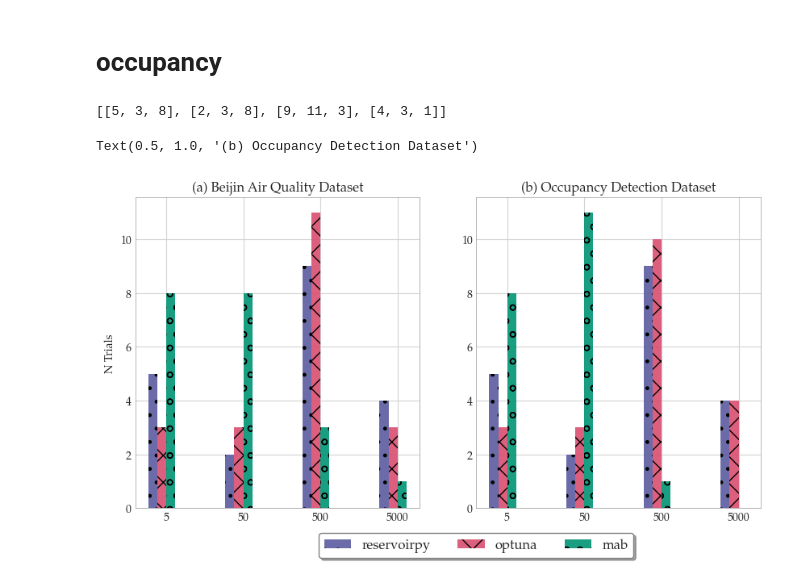
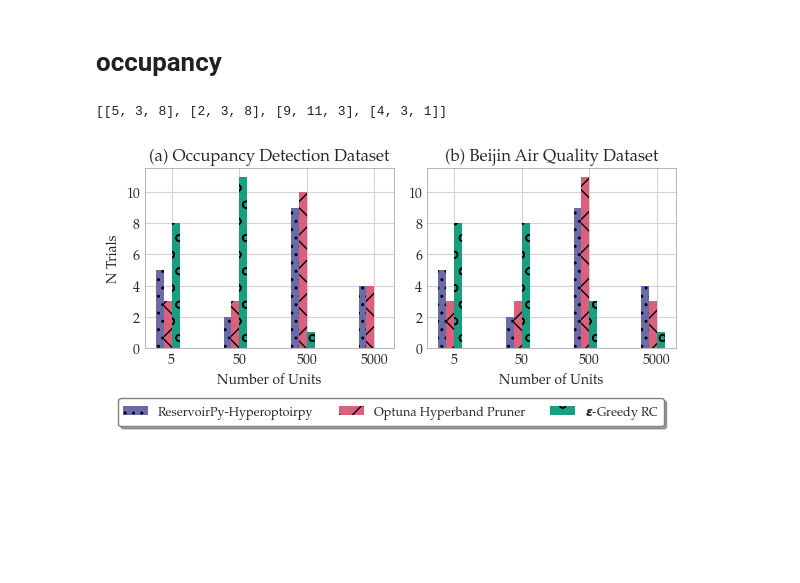
Before and after one commit to MatteoMendula/IJCNN2025, a Jupyter notebook: units_distribution.ipynb, the cells around one changed output. Saved outputs shown, nothing was run; the diff lists cells and outputs as text; code cells hidden in the pictures; blank space fills up the shorter version.

```diff
--- a/units_distribution.ipynb
+++ b/units_distribution.ipynb
@@ -218,7 +218,7 @@ print(mean_values)
 # Colors for the bars
 colors = ['#5A5B9F', '#D94F70', '#009473', '#F0C05A', '#7BC4C4', '#FF6F61', '#B565A7', '#88B04B', '#F7CAC9', '#92A8D1', '#955251', '#B565A7']
 hatchs = [
-    ".",
+    "..",
     "x",
     "o",
     "-",
@@ -231,10 +231,10 @@ hatchs = [
 x = np.arange(len(groups))  # group positions
 width = 0.35  # width of the bars
 
-fig, axes = plt.subplots(1, 2, figsize=(10, 5))
+fig, axes = plt.subplots(1, 2, figsize=(6, 3))
 
 # Plot 1: CPU and RAM usage
-ax = axes[0]
+ax = axes[1]
 for i, metric in enumerate(metrics):
     ax.bar(
         x - width / 2 + i * (width / len(metrics)),
@@ -249,9 +249,8 @@ for i, metric in enumerate(metrics):
 
 ax.set_xticks(x)
 ax.set_xticklabels(groups)
-ax.set_title("(a) Beijin Air Quality Dataset")
-ax.set_ylabel("N Trials")
-
+ax.set_title("(b) Beijin Air Quality Dataset")
+ax.set_xlabel("Number of Units")
 
 # --------------------------------------------------------------
 
@@ -272,36 +271,53 @@ mab_occupancy_units_5000 = len([u for u in mab_occupancy_units if u == 5000])
 
 reservoirpy_occupancy = []
 
 # Data for CPU and RAM usage
-metrics = ["reservoirpy", "optuna", "mab"]
+metrics = ["ReservoirPy-Hyperoptoirpy", "Optuna Hyperband Pruner", r"$\epsilon$"+"-Greedy RC"]
 mean_values = [
     [reservoirpy_occupancy_units_5, optuna_occupancy_units_5, mab_occupancy_units_5],
     [reservoirpy_occupancy_units_50, optuna_occupancy_units_50, mab_occupancy_units_50],
     [reservoirpy_occupancy_units_500, optuna_occupancy_units_500, mab_occupancy_units_500],
     [reservoirpy_occupancy_units_5000, optuna_occupancy_units_5000, mab_occupancy_units_5000],
 ]
 
 
 # Plot 2: CPU and RAM usage
-ax = axes[1]
+ax = axes[0]
 
 for i, metric in enumerate(metrics):
     ax.bar(
         x - width / 2 + i * (width / len(metrics)),
         [m[i] for m in mean_values],
         width / len(metrics),
         label=metric,
         capsize=5,
         color=colors[i],
         hatch=hatchs[i],
         alpha=0.9
     )
 
 ax.set_xticks(x)
 ax.set_xticklabels(groups)
-ax.legend(loc='center', bbox_to_anchor=(0, -0.12), fancybox=True, shadow=True, ncol=4)
-ax.set_title("(b) Occupancy Detection Dataset")
+ax.set_title("(a) Occupancy Detection Dataset")
+ax.set_ylabel("N Trials")
+ax.set_xlabel("Number of Units")
+
+# Place the legend in the center below the subplots
+fig.legend(
+    labels=metrics,  # Use the same labels from `ax.bar`
+    loc='lower center',  # Position at the bottom center
+    bbox_to_anchor=(0.5, 0),  # (x, y) -> Adjust y to move it further down
+    fancybox=True,
+    shadow=True,
+    ncol=len(metrics),  # Arrange in a single row,
+    fontsize=9
+)
+
+
+# save
+plt.tight_layout(rect=[0, 0.1, 1, 1])  # Leave space for the legend
+plt.savefig("units_distribution.pdf", bbox_inches='tight')
+plt.show()
 # %% [output]
 [[5, 3, 8], [2, 3, 8], [9, 11, 3], [4, 3, 1]]
-Text(0.5, 1.0, '(b) Occupancy Detection Dataset')
-[figure, old version]
+[figure, new version]
```
Also changed, not shown: 16 other files.
